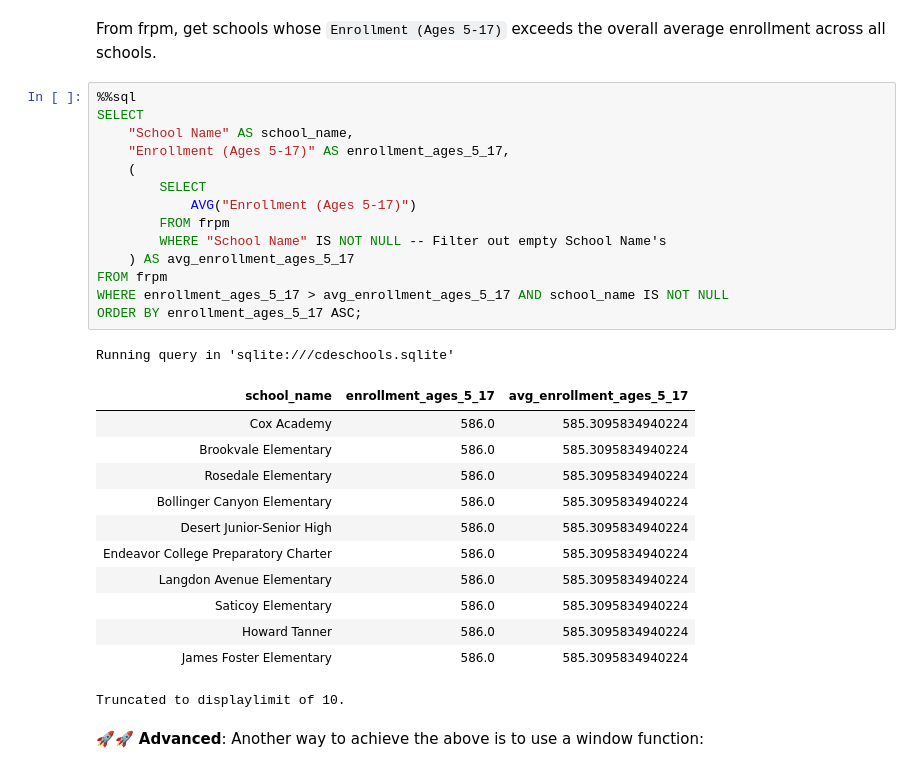
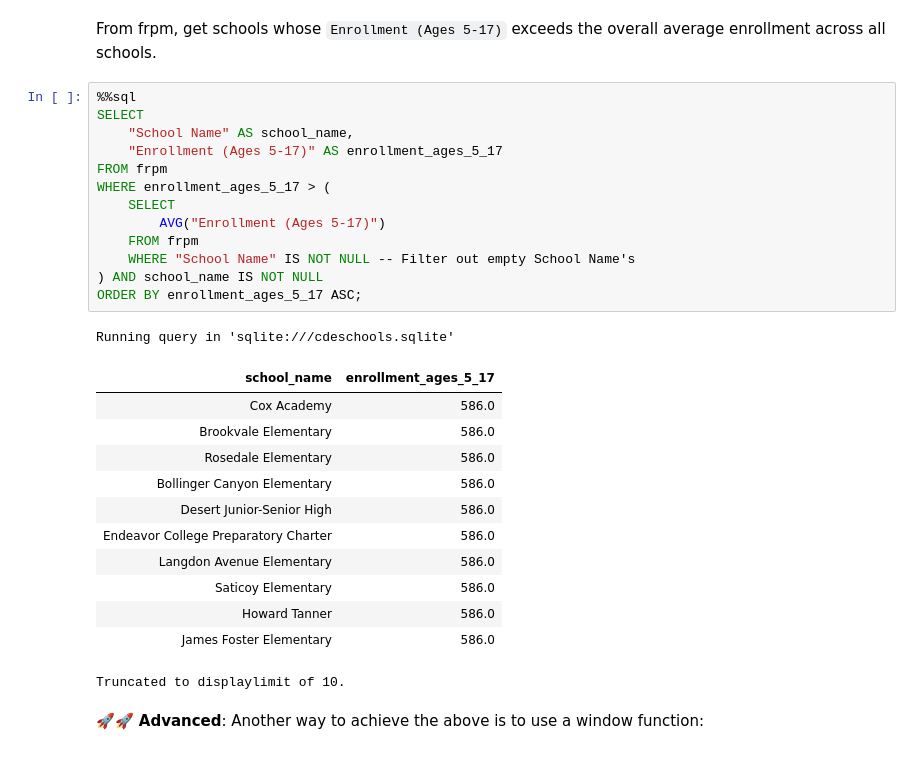
Before and after one commit to pedro-leitao/sql-practice, a Jupyter notebook: practice.ipynb, the cells around one changed output. Saved outputs shown, nothing was run; the diff lists cells and outputs as text.

```diff
--- a/practice.ipynb
+++ b/practice.ipynb
@@ -403,30 +403,29 @@ From frpm, get schools whose `Enrollment (Ages 5-17)` exceeds the overall averag
 # %%
 %%sql
 SELECT
     "School Name" AS school_name,
-    "Enrollment (Ages 5-17)" AS enrollment_ages_5_17,
-    (
-        SELECT
-            AVG("Enrollment (Ages 5-17)")
-        FROM frpm
-        WHERE "School Name" IS NOT NULL -- Filter out empty School Name's
-    ) AS avg_enrollment_ages_5_17
+    "Enrollment (Ages 5-17)" AS enrollment_ages_5_17
 FROM frpm
-WHERE enrollment_ages_5_17 > avg_enrollment_ages_5_17 AND school_name IS NOT NULL
+WHERE enrollment_ages_5_17 > (
+    SELECT
+        AVG("Enrollment (Ages 5-17)")
+    FROM frpm
+    WHERE "School Name" IS NOT NULL -- Filter out empty School Name's
+) AND school_name IS NOT NULL
 ORDER BY enrollment_ages_5_17 ASC;
 # %% [output]
 Running query in 'sqlite:///cdeschools.sqlite'
-| school_name | enrollment_ages_5_17 | avg_enrollment_ages_5_17 |
-| Cox Academy | 586.0 | 585.3095834940224 |
-| Brookvale Elementary | 586.0 | 585.3095834940224 |
-| Rosedale Elementary | 586.0 | 585.3095834940224 |
-| Bollinger Canyon Elementary | 586.0 | 585.3095834940224 |
-| Desert Junior-Senior High | 586.0 | 585.3095834940224 |
-| Endeavor College Preparatory Charter | 586.0 | 585.3095834940224 |
-| Langdon Avenue Elementary | 586.0 | 585.3095834940224 |
-| Saticoy Elementary | 586.0 | 585.3095834940224 |
-| Howard Tanner | 586.0 | 585.3095834940224 |
-| James Foster Elementary | 586.0 | 585.3095834940224 |
+| school_name | enrollment_ages_5_17 |
+| Cox Academy | 586.0 |
+| Brookvale Elementary | 586.0 |
+| Rosedale Elementary | 586.0 |
+| Bollinger Canyon Elementary | 586.0 |
+| Desert Junior-Senior High | 586.0 |
+| Endeavor College Preparatory Charter | 586.0 |
+| Langdon Avenue Elementary | 586.0 |
+| Saticoy Elementary | 586.0 |
+| Howard Tanner | 586.0 |
+| James Foster Elementary | 586.0 |
 Truncated to displaylimit of 10.
 # %% [markdown]
 🚀🚀 **Advanced**: Another way to achieve the above is to use a window function:
```
Also changed, not shown: parts of 6 cells of this notebook.
